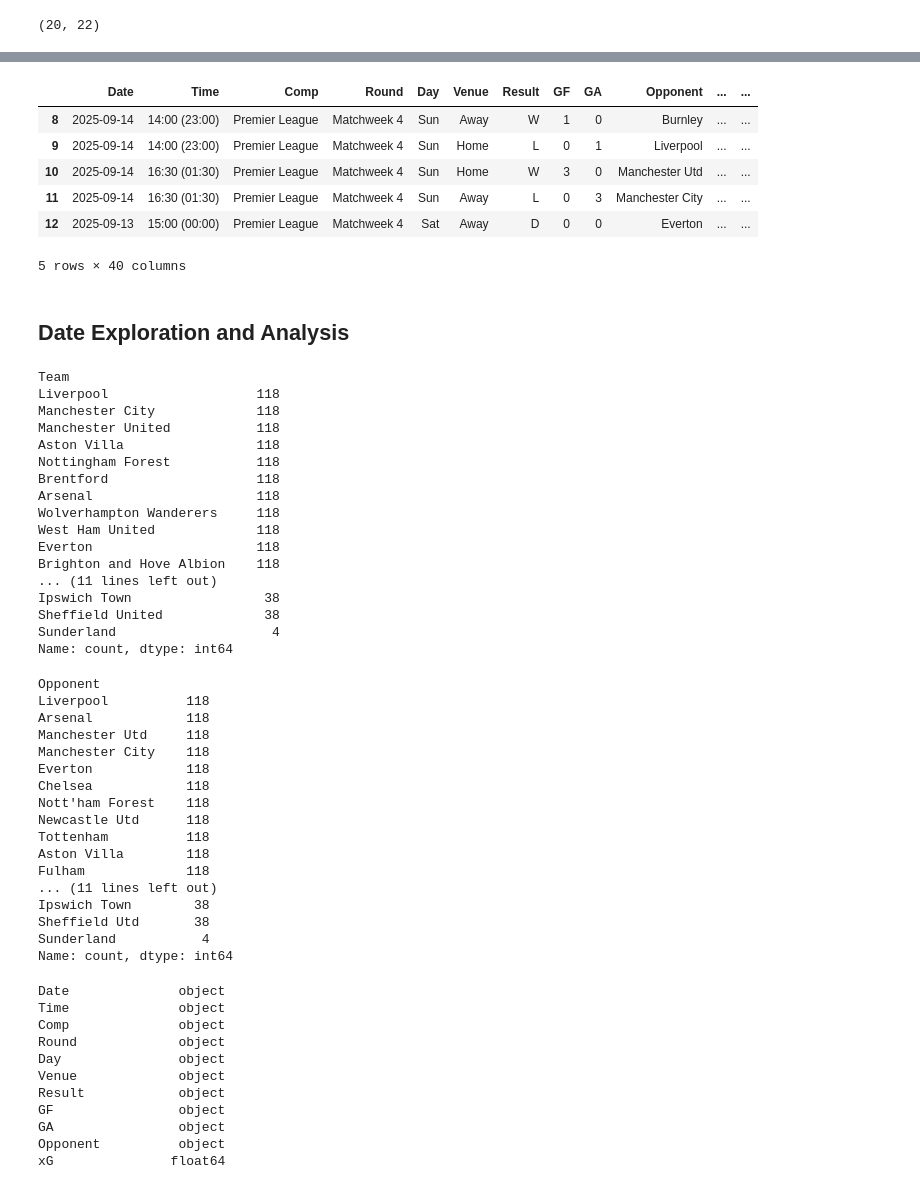
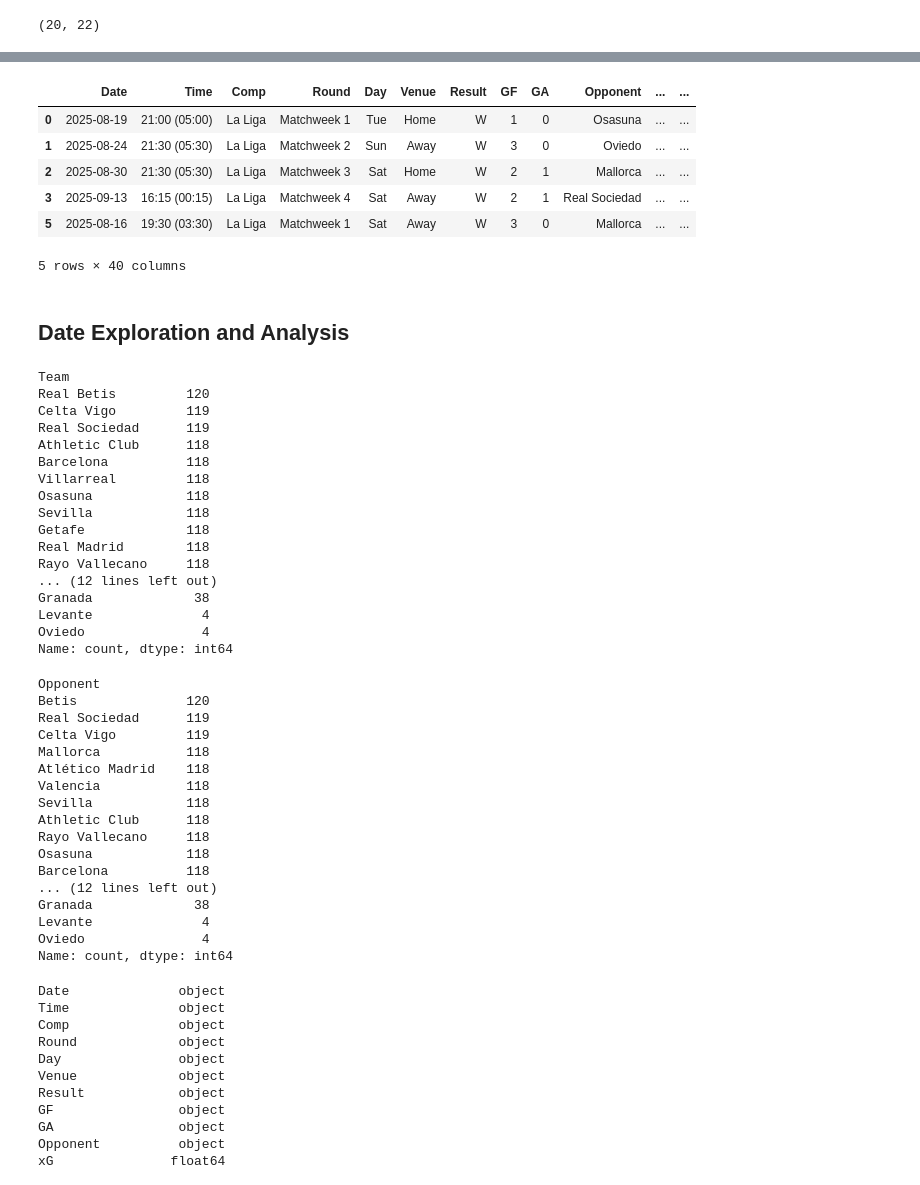
Before and after one commit to Ivan-engunsw/FPLPredict, a Jupyter notebook: model.ipynb, the cells around one changed output, grey strips where cells are left out. Saved outputs shown, nothing was run; the diff lists cells and outputs as text; code cells hidden in the pictures.

```diff
--- a/model.ipynb
+++ b/model.ipynb
@@ -39,16 +39,16 @@ print(history_matches.shape)
 # %%
 # getting the matches of the desired league
-LEAGUE = 'Premier League'
+LEAGUE = 'La Liga'
 league_matches = matches[matches['Comp'] == LEAGUE]
 league_history_matches = history_matches[history_matches['Comp'] == LEAGUE]
 league_matches.head()
 # %% [output]
 |  | Date | Time | Comp | Round | Day | Venue | Result | GF | GA | Opponent | ... | ... |
-| 8 | 2025-09-14 | 14:00 (23:00) | Premier League | Matchweek 4 | Sun | Away | W | 1 | 0 | Burnley | ... | ... |
-| 9 | 2025-09-14 | 14:00 (23:00) | Premier League | Matchweek 4 | Sun | Home | L | 0 | 1 | Liverpool | ... | ... |
-| 10 | 2025-09-14 | 16:30 (01:30) | Premier League | Matchweek 4 | Sun | Home | W | 3 | 0 | Manchester Utd | ... | ... |
-| 11 | 2025-09-14 | 16:30 (01:30) | Premier League | Matchweek 4 | Sun | Away | L | 0 | 3 | Manchester City | ... | ... |
-| 12 | 2025-09-13 | 15:00 (00:00) | Premier League | Matchweek 4 | Sat | Away | D | 0 | 0 | Everton | ... | ... |
+| 0 | 2025-08-19 | 21:00 (05:00) | La Liga | Matchweek 1 | Tue | Home | W | 1 | 0 | Osasuna | ... | ... |
+| 1 | 2025-08-24 | 21:30 (05:30) | La Liga | Matchweek 2 | Sun | Away | W | 3 | 0 | Oviedo | ... | ... |
+| 2 | 2025-08-30 | 21:30 (05:30) | La Liga | Matchweek 3 | Sat | Home | W | 2 | 1 | Mallorca | ... | ... |
+| 3 | 2025-09-13 | 16:15 (00:15) | La Liga | Matchweek 4 | Sat | Away | W | 2 | 1 | Real Sociedad | ... | ... |
+| 5 | 2025-08-16 | 19:30 (03:30) | La Liga | Matchweek 1 | Sat | Away | W | 3 | 0 | Mallorca | ... | ... |
 5 rows × 40 columns
 # %% [markdown]
 ## Date Exploration and Analysis
@@ -56,41 +56,41 @@ league_matches.head()
 league_matches['Team'].value_counts()
 # %% [output]
 Team
-Liverpool                   118
-Manchester City             118
-Manchester United           118
-Aston Villa                 118
-Nottingham Forest           118
-Brentford                   118
-Arsenal                     118
-Wolverhampton Wanderers     118
-West Ham United             118
-Everton                     118
-Brighton and Hove Albion    118
-... (11 lines left out)
-Ipswich Town                 38
-Sheffield United             38
-Sunderland                    4
+Real Betis         120
+Celta Vigo         119
+Real Sociedad      119
+Athletic Club      118
+Barcelona          118
+Villarreal         118
+Osasuna            118
+Sevilla            118
+Getafe             118
+Real Madrid        118
+Rayo Vallecano     118
+... (12 lines left out)
+Granada             38
+Levante              4
+Oviedo               4
 Name: count, dtype: int64
 # %%
 league_matches['Opponent'].value_counts()
 # %% [output]
 Opponent
-Liverpool          118
-Arsenal            118
-Manchester Utd     118
-Manchester City    118
-Everton            118
-Chelsea            118
-Nott'ham Forest    118
-Newcastle Utd      118
-Tottenham          118
-Aston Villa        118
-Fulham             118
-... (11 lines left out)
-Ipswich Town        38
-Sheffield Utd       38
-Sunderland           4
+Betis              120
+Real Sociedad      119
+Celta Vigo         119
+Mallorca           118
+Atlético Madrid    118
+Valencia           118
+Sevilla            118
+Athletic Club      118
+Rayo Vallecano     118
+Osasuna            118
+Barcelona          118
+... (12 lines left out)
+Granada             38
+Levante              4
+Oviedo               4
 Name: count, dtype: int64
 # %%
 league_matches.dtypes
```
Also changed, not shown: parts of 31 cells of this notebook, 3 other files.
